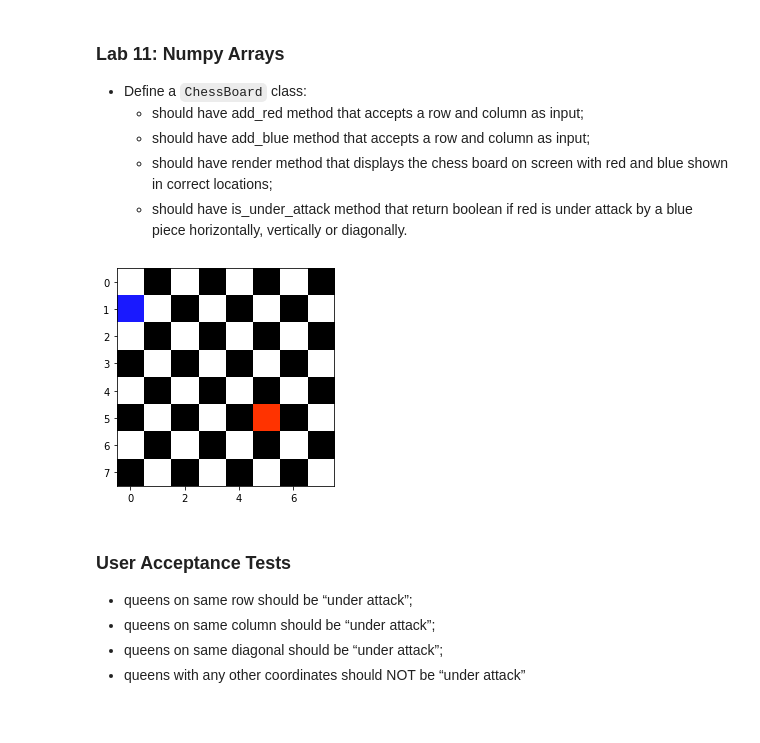
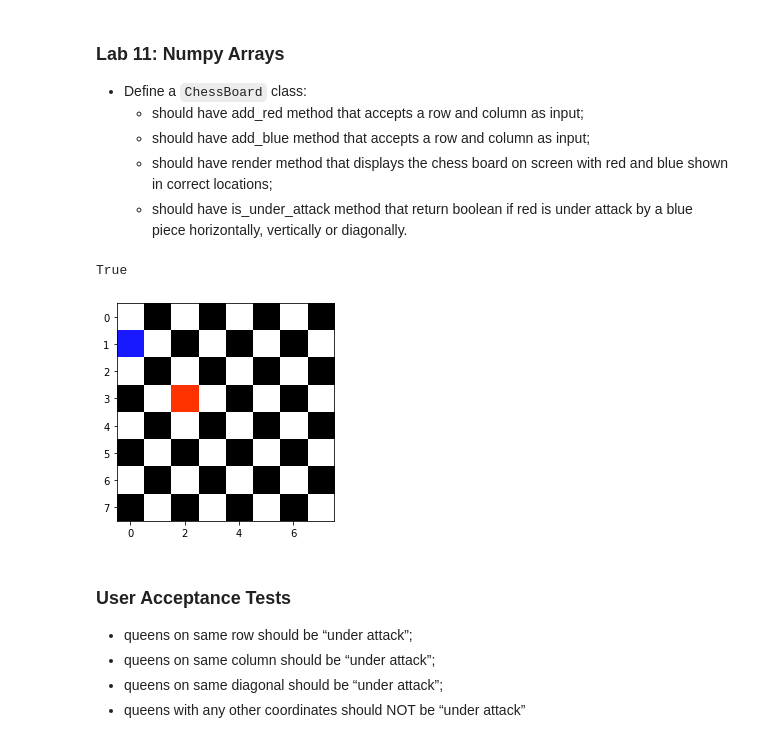
Before and after one commit to LeoKuhorev/chess-board, a Jupyter notebook: chess_board.ipynb, the cells around one changed output. Saved outputs shown, nothing was run; the diff lists cells and outputs as text; code cells hidden in the pictures.

```diff
--- a/chess_board.ipynb
+++ b/chess_board.ipynb
@@ -47,17 +47,21 @@ class ChessBoard:
 
     def is_under_attack(self):
         return self.red_queen[0] == self.blue_queen[0] or \
-                self.blue_queen[1] == self.blue_queen[1] or \
+                self.red_queen[1] == self.blue_queen[1] or \
                 abs(self.red_queen[0] - self.red_queen[1]) == abs(self.blue_queen[0] - self.blue_queen[1])
 # %%
 new_board = ChessBoard()
 new_board.add_red(0, 0)
 new_board.add_blue(1, 0)
+new_board.add_red(3, 2)
 
-new_board.add_red(5,5)
+
 new_board.render()
+
+print(new_board.is_under_attack())
 # %% [output]
+True
-[figure, old version]
+[figure, new version]
 # %% [markdown]
 ### User Acceptance Tests
 - queens on same row should be “under attack”;
```
Also changed, not shown: parts of 3 cells of this notebook, 1 other file.
